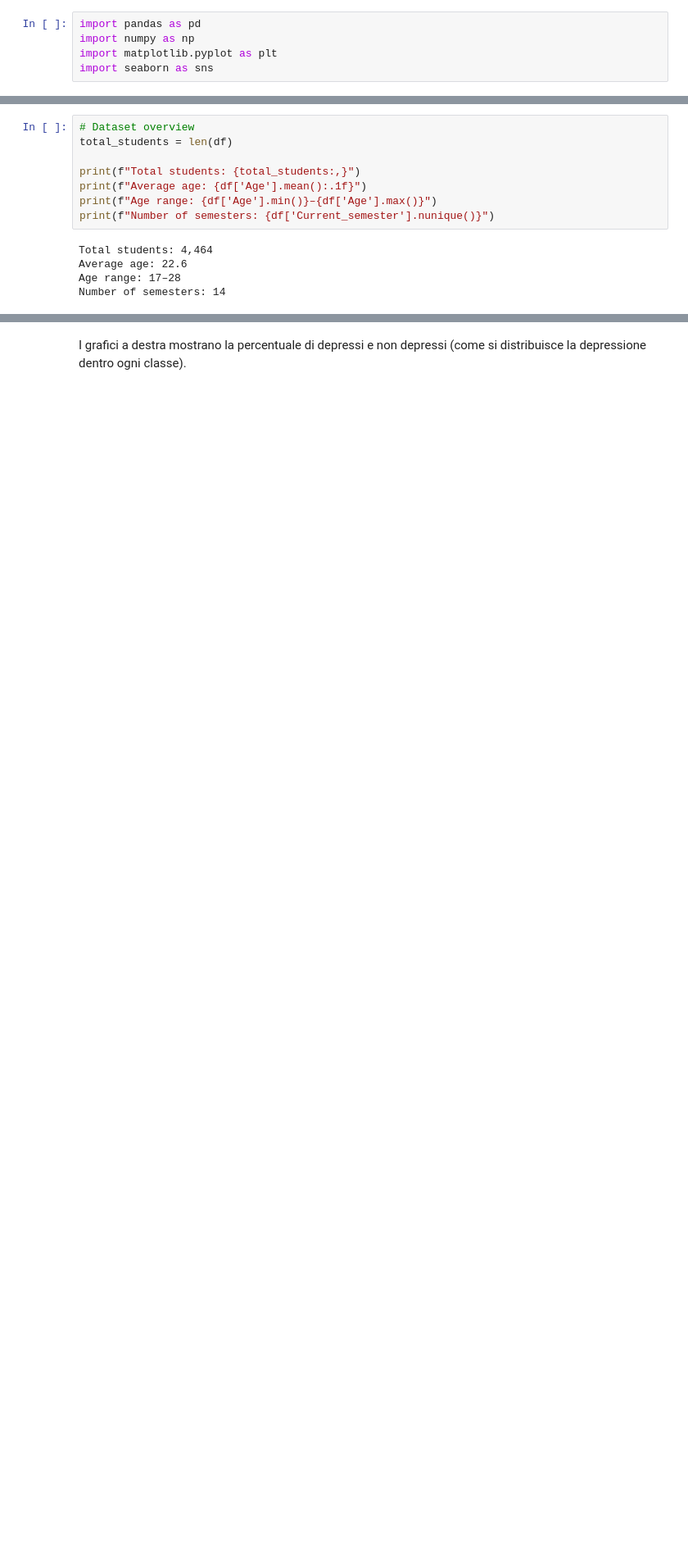
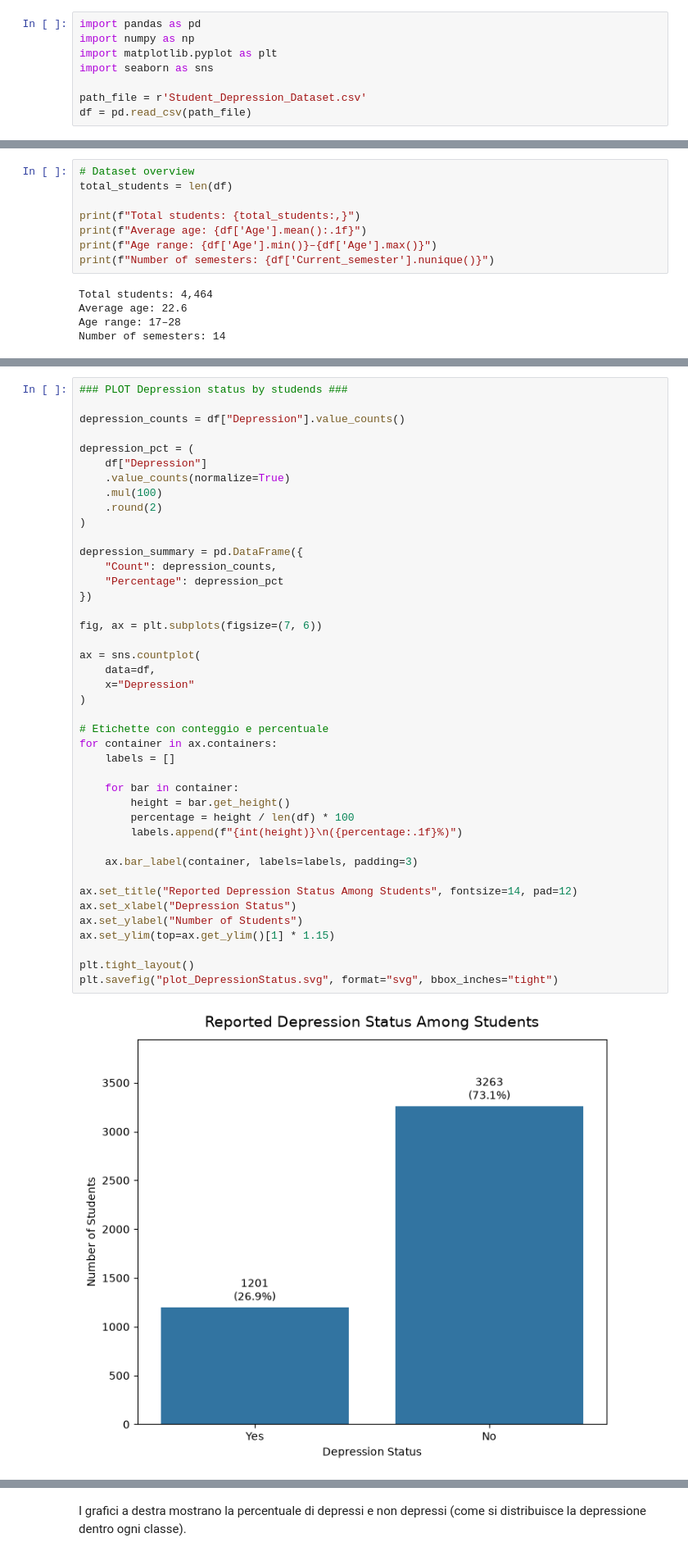
Before and after one commit to DinuIustinAdrian/final_project_data_science, a Jupyter notebook: juno-s-story-student-depression-eda-stats.ipynb, the cells around one changed output, grey strips where cells are left out. Shown at 82% size. Cells and saved outputs as stored; diff of their text form; blank space fills up the shorter version.

```diff
--- a/juno-s-story-student-depression-eda-stats.ipynb
+++ b/juno-s-story-student-depression-eda-stats.ipynb
@@ -24,3 +24,6 @@ import pandas as pd
 import numpy as np
 import matplotlib.pyplot as plt
 import seaborn as sns
+
+path_file = r'Student_Depression_Dataset.csv'
+df = pd.read_csv(path_file)
@@ -144,3 +43,47 @@ plt.show()
+# %%
+### PLOT Depression status by studends ###
+
+depression_counts = df["Depression"].value_counts()
+
+depression_pct = (
+    df["Depression"]
+    .value_counts(normalize=True)
+    .mul(100)
+    .round(2)
+)
+
+depression_summary = pd.DataFrame({
+    "Count": depression_counts,
+    "Percentage": depression_pct
+})
+
+fig, ax = plt.subplots(figsize=(7, 6))
+
+ax = sns.countplot(
+    data=df,
+    x="Depression"
+)
+
+# Etichette con conteggio e percentuale
+for container in ax.containers:
+    labels = []
+
+    for bar in container:
+        height = bar.get_height()
+        percentage = height / len(df) * 100
+        labels.append(f"{int(height)}\n({percentage:.1f}%)")
+
+    ax.bar_label(container, labels=labels, padding=3)
+
+ax.set_title("Reported Depression Status Among Students", fontsize=14, pad=12)
+ax.set_xlabel("Depression Status")
+ax.set_ylabel("Number of Students")
+ax.set_ylim(top=ax.get_ylim()[1] * 1.15)
+
+plt.tight_layout()
+plt.savefig("plot_DepressionStatus.svg", format="svg", bbox_inches="tight")
+# %% [output]
+[figure, added]
 # %%
 depression_counts = df["Depression"].value_counts()
 
```
Also changed, not shown: parts of 25 cells of this notebook, 9 other files.
